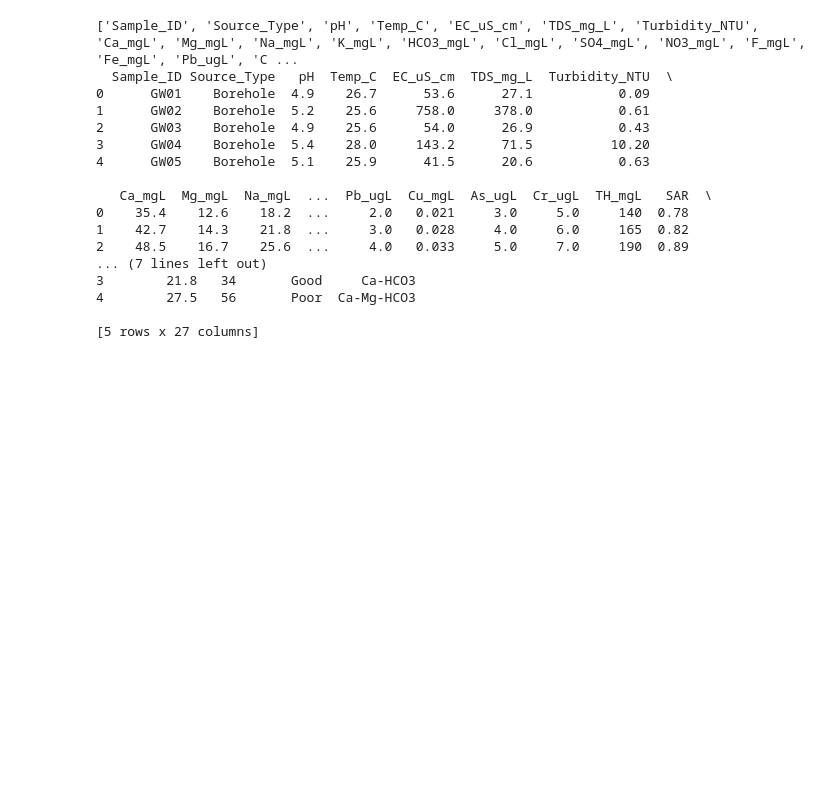
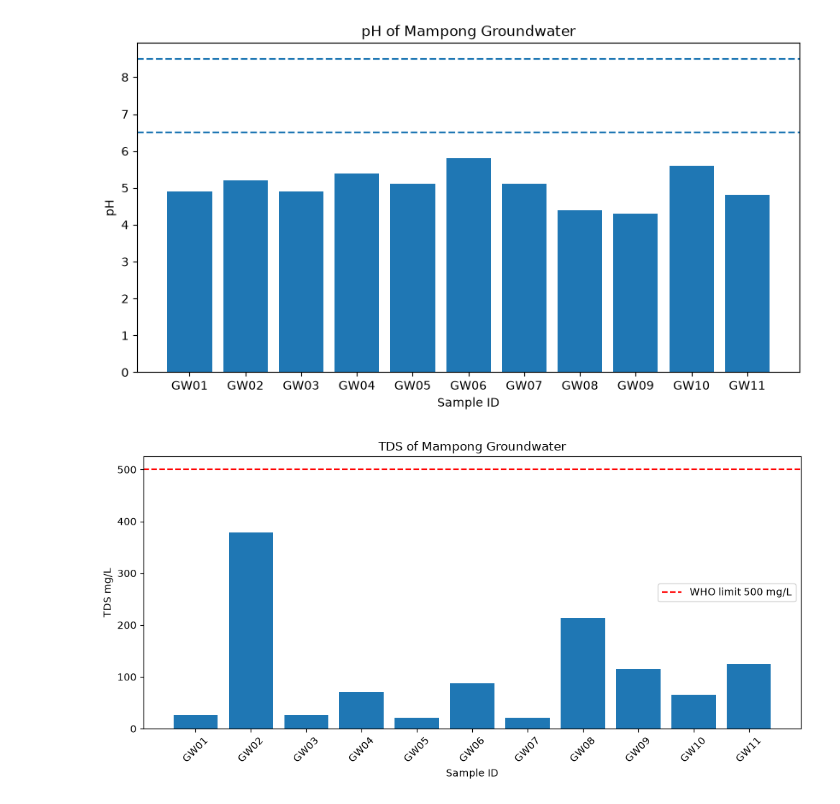
Before and after one commit to opokuwaren95-png/Mampong-Hydrogeochemical-Assessment, a Jupyter notebook: Mampong_Groundwater_Analysis.ipynb, the cells around one changed output. Cells and saved outputs as stored; diff of their text form; code cells hidden in the pictures; blank space fills up the shorter version.

```diff
--- a/Mampong_Groundwater_Analysis.ipynb
+++ b/Mampong_Groundwater_Analysis.ipynb
@@ -62,27 +107,33 @@ Now saving to: C:\PhD_CompChem\codes\Mampong water
+# %%
+import matplotlib.pyplot as plt
+
+plt.figure(figsize=(10,5))
+plt.bar(df['Sample_ID'], df['pH'])
+plt.axhline(6.5, linestyle='--')
+plt.axhline(8.5, linestyle='--')
+plt.title("pH of Mampong Groundwater")
+plt.xlabel("Sample ID")
+plt.ylabel("pH")
+plt.savefig("pH_chart.png")
+plt.show()
+# %% [output]
+[figure, added]
 # %%
-import pandas as pd
+import matplotlib.pyplot as plt
 
-df = pd.read_csv("Mampong_Master_Dataset.csv")
-print(df.columns.tolist())
-print(df.head())
+plt.figure(figsize=(10,5))
+plt.bar(df['Sample_ID'], df['TDS_mg_L'])
+plt.axhline(500, linestyle='--', color='red', label='WHO limit 500 mg/L')
+plt.xlabel("Sample ID")
+plt.ylabel("TDS mg/L")
+plt.title("TDS of Mampong Groundwater")
+plt.xticks(rotation=45)
+plt.legend()
+plt.tight_layout()
+plt.savefig("TDS_chart.png", dpi=300)
+plt.show()
 # %% [output]
-['Sample_ID', 'Source_Type', 'pH', 'Temp_C', 'EC_uS_cm', 'TDS_mg_L', 'Turbidity_NTU', 'Ca_mgL', 'Mg_mgL', 'Na_mgL', 'K_mgL', 'HCO3_mgL', 'Cl_mgL', 'SO4_mgL', 'NO3_mgL', 'F_mgL', 'Fe_mgL', 'Pb_ugL', 'C ...
-  Sample_ID Source_Type   pH  Temp_C  EC_uS_cm  TDS_mg_L  Turbidity_NTU  \
-0      GW01    Borehole  4.9    26.7      53.6      27.1           0.09
-1      GW02    Borehole  5.2    25.6     758.0     378.0           0.61
-2      GW03    Borehole  4.9    25.6      54.0      26.9           0.43
-3      GW04    Borehole  5.4    28.0     143.2      71.5          10.20
-4      GW05    Borehole  5.1    25.9      41.5      20.6           0.63
-
-   Ca_mgL  Mg_mgL  Na_mgL  ...  Pb_ugL  Cu_mgL  As_ugL  Cr_ugL  TH_mgL   SAR  \
-0    35.4    12.6    18.2  ...     2.0   0.021     3.0     5.0     140  0.78
-1    42.7    14.3    21.8  ...     3.0   0.028     4.0     6.0     165  0.82
-2    48.5    16.7    25.6  ...     4.0   0.033     5.0     7.0     190  0.89
-... (7 lines left out)
-3        21.8   34       Good     Ca-HCO3
-4        27.5   56       Poor  Ca-Mg-HCO3
-
-[5 rows x 27 columns]
+[figure, added]
 # %%
 import matplotlib.pyplot as plt
 
```
Also changed, not shown: parts of 9 cells of this notebook.
